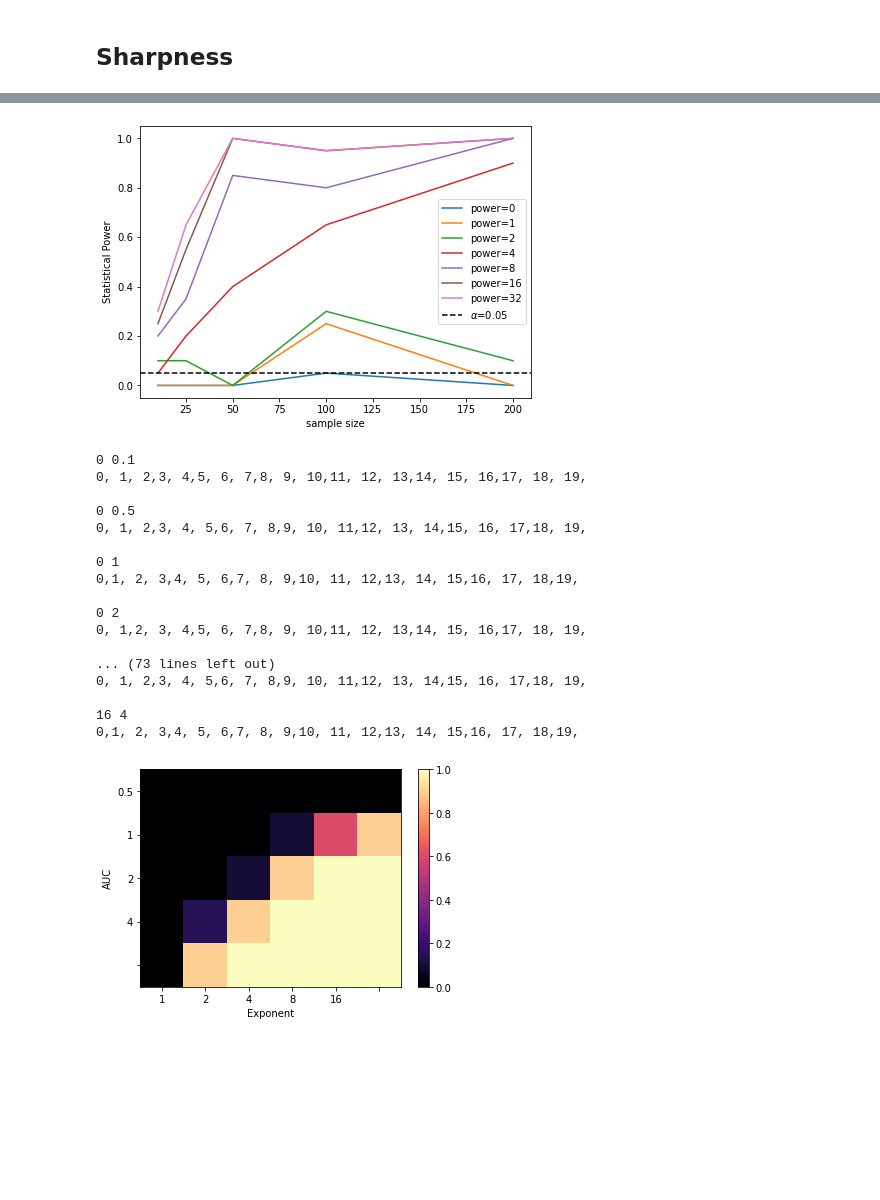
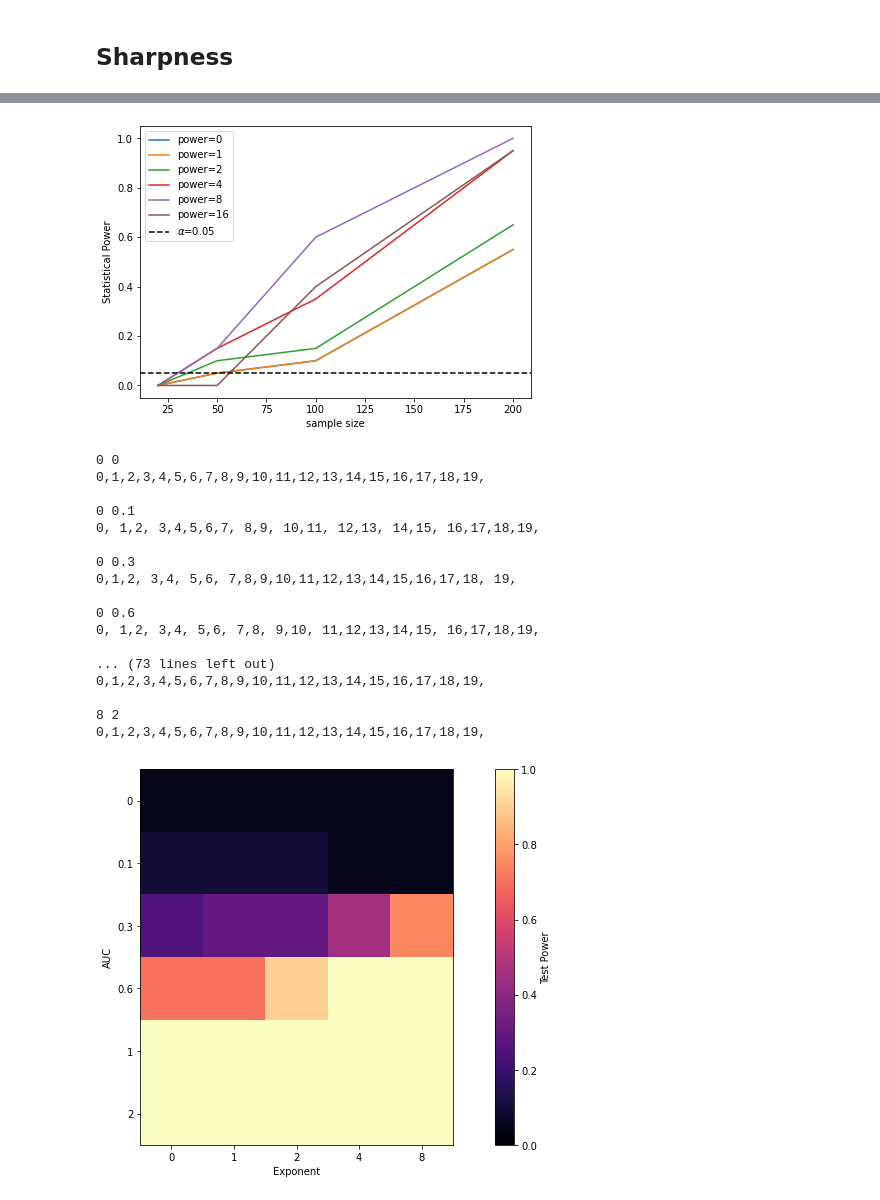
Before and after one commit to rflperry/sparse_shift, a Jupyter notebook: notebooks/03-kcd_benchmarking.ipynb, the cells around one changed output, grey strips where cells are left out. Drawn from its saved outputs; the diff is of its cells as text; code cells hidden in the pictures; blank space fills up the shorter version.

```diff
--- a/notebooks/03-kcd_benchmarking.ipynb
+++ b/notebooks/03-kcd_benchmarking.ipynb
@@ -391,16 +407,15 @@ def simulate_peaking(n, alpha, random_state=None, auc=1):
 # %%
-powers = [0, 1, 2, 4, 8 ,16]
+powers = [0, 1, 2, 4, 8]
 f, ax = plt.subplots(1, 1)
 for power in powers:
     print(power, end=', ')
-    X, y = simulate_peaking(100, alpha=power)
+    X, y = simulate_peaking(100, alpha=power, auc=1)
     idx = np.where(y == 1)[0]
     plt.scatter(X[idx, 0], X[idx, 1], label=f'power={power}')
 plt.xlabel('X1')
 plt.ylabel('X2')
 plt.title('Simulated data')
 ax.legend()
-# plt.yscale('symlog')
 plt.axvline(0.5, ls='--', c='black')
 plt.show()
 # %% [output]
@@ -409,9 +424,9 @@ plt.show()
 # %%
-ns = [10, 25, 50, 100, 200]
+ns = np.asarray([20, 50, 100, 200]) // 2
 n_reps = 100
-n_jobs = 10
+n_jobs = -2
 n_power_reps = 20
-powers = [0, 1, 2, 4, 8, 16, 32]
+powers = [0, 1, 2, 4, 8, 16]
 
 power_pvals = []
 power_stats = []
@@ -421,11 +436,11 @@ for power in powers:
     for prep in range(n_power_reps):
         print(prep, end=', ')
         for n in ns:
-            X, y = simulate_peaking(n=n, alpha=power, random_state=prep)
-            kcd = KCDCV(n_jobs=n_jobs)
+            X, y = simulate_peaking(n=n, alpha=power, random_state=prep, auc=0.5)
+            kcd = KCD(n_jobs=n_jobs)
             stat, pvalue = kcd.test(
                     X[:, :1], X[:, 1:], y,
-                    reps=n_reps, fast_pvalue=True)
+                    reps=n_reps)
             power_pvals.append(pvalue)
             power_stats.append(stat)
     print('\n')
@@ -465,21 +477,21 @@ fig, axes = plt.subplots(1, 1, figsize=(7, 5))
 
 ax = axes
 for i, power in enumerate(powers):
-    ax.plot(ns, power_plot[i], label=f'power={power}')
+    ax.plot(ns*2, power_plot[i], label=f'power={power}')
 ax.axhline(alpha, ls='--', c='black', label=r'$\alpha$' + f'={alpha}')
 ax.set_xlabel('sample size')
 ax.set_ylabel('Statistical Power')
 ax.legend()
 plt.show()
 # %% [output]
-[figure, old version]
+[figure, new version]
 # %%
-ns = [200]
+ns = [100]
 n_reps = 100
-n_jobs = 10
+n_jobs = -2
 n_power_reps = 20
-powers = [0, 1, 2, 4, 8, 16]
-aucs = [0.1, 0.5, 1, 2, 4]
+powers = [0, 1, 2, 4, 8]
+aucs = [0, 0.1, 0.3, 0.6, 1, 2]
 alpha = 0.05
 
 power_mat = np.zeros((len(aucs), len(powers)))
@@ -492,29 +504,29 @@ for i, power in enumerate(powers):
             print(prep, end=', ')
             for n in ns:
                 X, y = simulate_peaking(n=n, alpha=power, random_state=prep, auc=auc)
-                kcd = KCDCV(n_jobs=n_jobs)
+                kcd = KCD(n_jobs=n_jobs)
                 stat, pvalue = kcd.test(
                         X[:, :1], X[:, 1:], y,
-                        reps=n_reps, fast_pvalue=True)
+                        reps=n_reps)
                 pvals.append(pvalue)
 
         power_mat[j, i] = (np.asarray(pvals) <= alpha).mean()
         print('\n')
 # %% [output]
+0 0
+0,1,2,3,4,5,6,7,8,9,10,11,12,13,14,15,16,17,18,19,
+
 0 0.1
-0, 1, 2,3, 4,5, 6, 7,8, 9, 10,11, 12, 13,14, 15, 16,17, 18, 19,
+0, 1,2, 3,4,5,6,7, 8,9, 10,11, 12,13, 14,15, 16,17,18,19,
 
-0 0.5
-0, 1, 2,3, 4, 5,6, 7, 8,9, 10, 11,12, 13, 14,15, 16, 17,18, 19,
+0 0.3
+0,1,2, 3,4, 5,6, 7,8,9,10,11,12,13,14,15,16,17,18, 19,
 
-0 1
-0,1, 2, 3,4, 5, 6,7, 8, 9,10, 11, 12,13, 14, 15,16, 17, 18,19,
-
-0 2
-0, 1,2, 3, 4,5, 6, 7,8, 9, 10,11, 12, 13,14, 15, 16,17, 18, 19,
+0 0.6
+0, 1,2, 3,4, 5,6, 7,8, 9,10, 11,12,13,14,15, 16,17,18,19,
 
 ... (73 lines left out)
-0, 1, 2,3, 4, 5,6, 7, 8,9, 10, 11,12, 13, 14,15, 16, 17,18, 19,
+0,1,2,3,4,5,6,7,8,9,10,11,12,13,14,15,16,17,18,19,
 
-16 4
-0,1, 2, 3,4, 5, 6,7, 8, 9,10, 11, 12,13, 14, 15,16, 17, 18,19,
+8 2
+0,1,2,3,4,5,6,7,8,9,10,11,12,13,14,15,16,17,18,19,
@@ -521,11 +537,15 @@ for i, power in enumerate(powers):
 # %%
-fig, ax = plt.subplots(1,1)
+fig, ax = plt.subplots(1, 1, figsize=(12, 6))
 img = ax.imshow(power_mat, cmap='magma', vmin=0, vmax=1)
+ax.set_xticks(np.arange(len(powers)))
 ax.set_xticklabels(powers)
+ax.set_yticks(np.arange(len(aucs)))
 ax.set_yticklabels(aucs)
 ax.set_xlabel('Exponent')
 ax.set_ylabel('AUC')
-plt.colorbar(img)
+cbar = plt.colorbar(img)
+cbar.set_label('Test Power')
+plt.tight_layout()
 plt.show()
 # %% [output]
-[figure, old version]
+[figure, new version]
```
Also changed, not shown: parts of 13 cells of this notebook, 12 other files.
